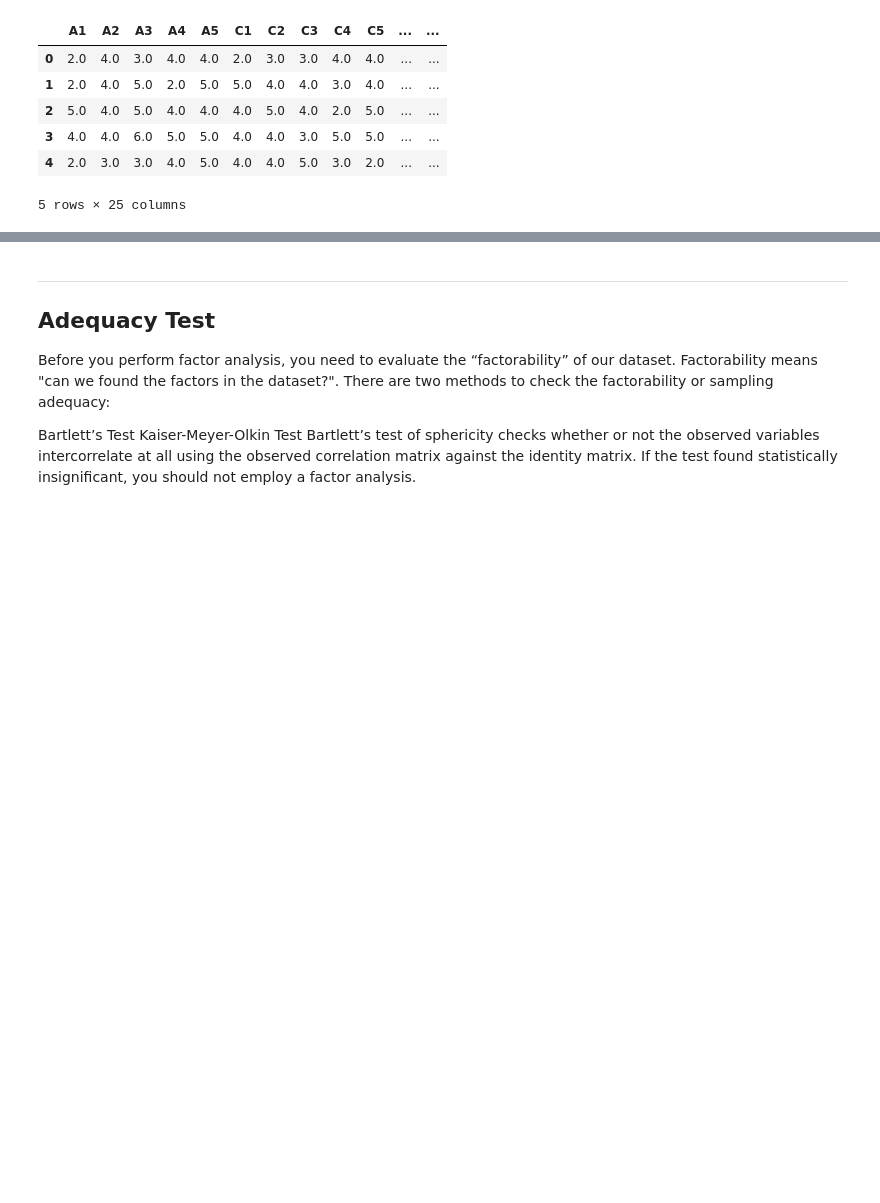
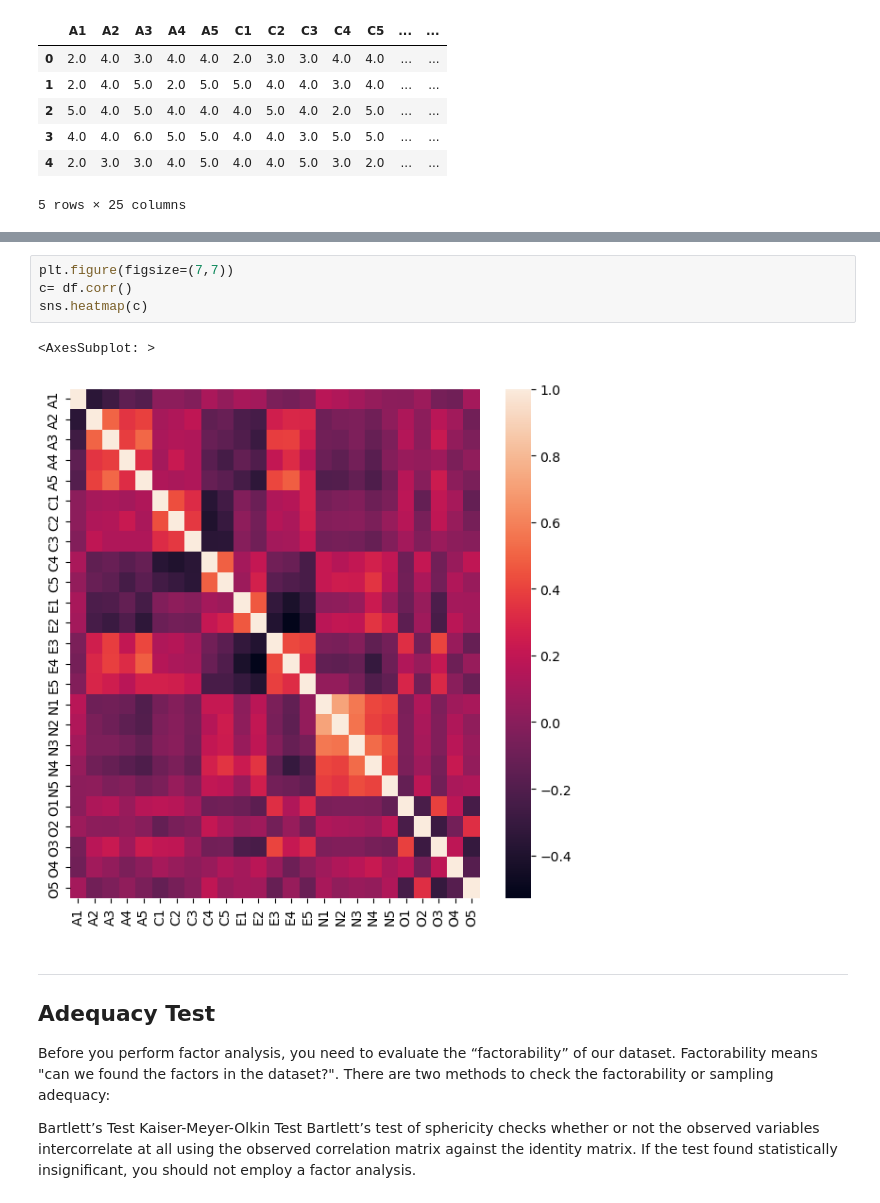
Before and after one commit to JeffPinegar/Factor_Analysis, a Jupyter notebook: Factor Analsys.ipynb, the cells around one changed output, grey strips where cells are left out. Cells and saved outputs as stored; diff of their text form; blank space fills up the shorter version.

```diff
--- a/Factor Analsys.ipynb
+++ b/Factor Analsys.ipynb
@@ -103,3 +108,10 @@ df.head()
+# %%
+plt.figure(figsize=(7,7))
+c= df.corr()
+sns.heatmap(c)
+# %% [output]
+<AxesSubplot: >
+[figure, added]
 # %% [markdown]
 ---
 ## Adequacy Test
```
Also changed, not shown: parts of 4 cells of this notebook, 4 other files.
